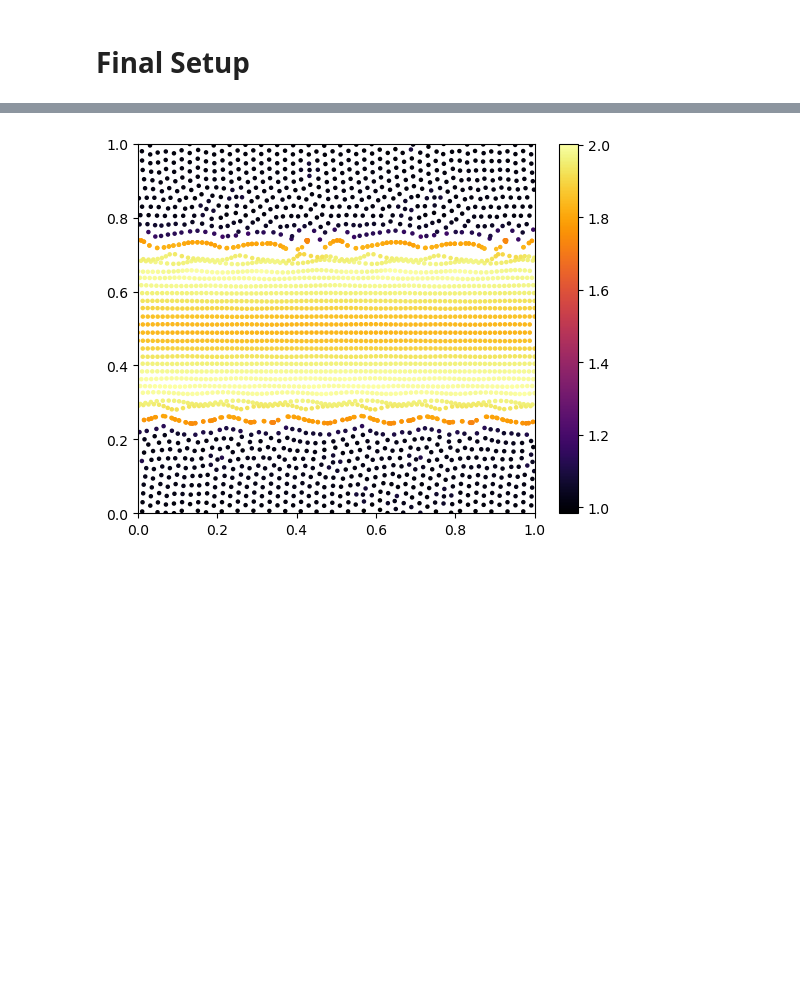
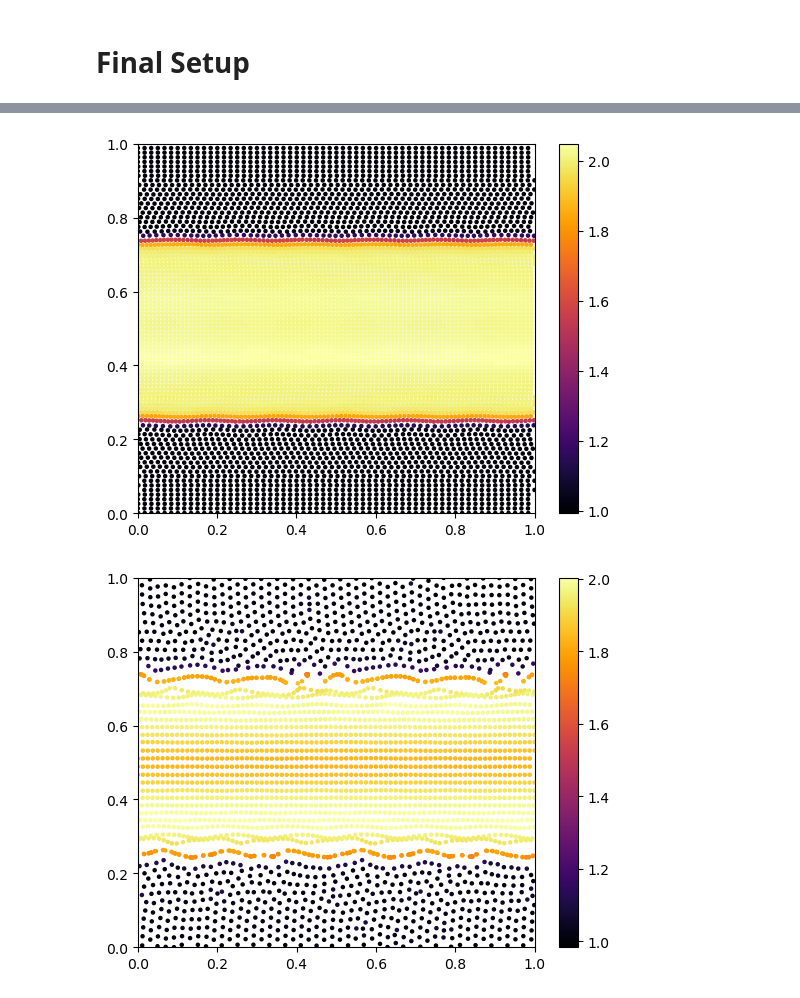
Before and after one commit to JackNarvaez/Rusph, a Jupyter notebook: Temp_Plots/Plots_kelvin_helmholtz.ipynb, the cells around one changed output, grey strips where cells are left out. Saved outputs shown, nothing was run; the diff lists cells and outputs as text; code cells hidden in the pictures; blank space fills up the shorter version.

```diff
--- a/Temp_Plots/Plots_kelvin_helmholtz.ipynb
+++ b/Temp_Plots/Plots_kelvin_helmholtz.ipynb
@@ -50,3 +38,11 @@ sdft
+# %%
+plt.scatter(sdf['x'], sdf['y'], c=sdf['rho'], cmap='inferno', s=5)
+plt.colorbar()
+plt.xlim(0., 1.)
+plt.ylim(0., 1.)
+plt.show()
+# %% [output]
+[figure, added]
 # %%
 plt.scatter(sdft['x'], sdft['y'], c=sdft['rho'], cmap='inferno', s=5)
 plt.colorbar()
```
Also changed, not shown: parts of 3 cells of this notebook, 8 other files.
